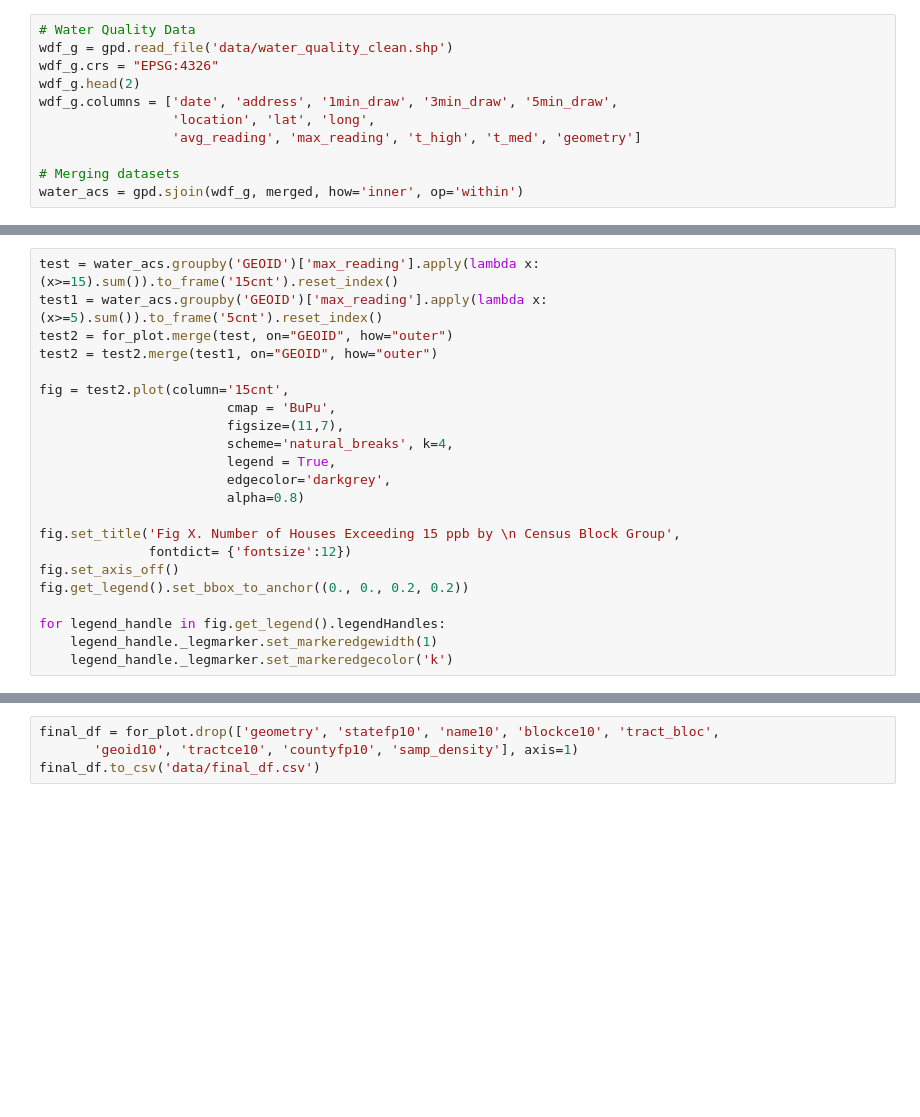
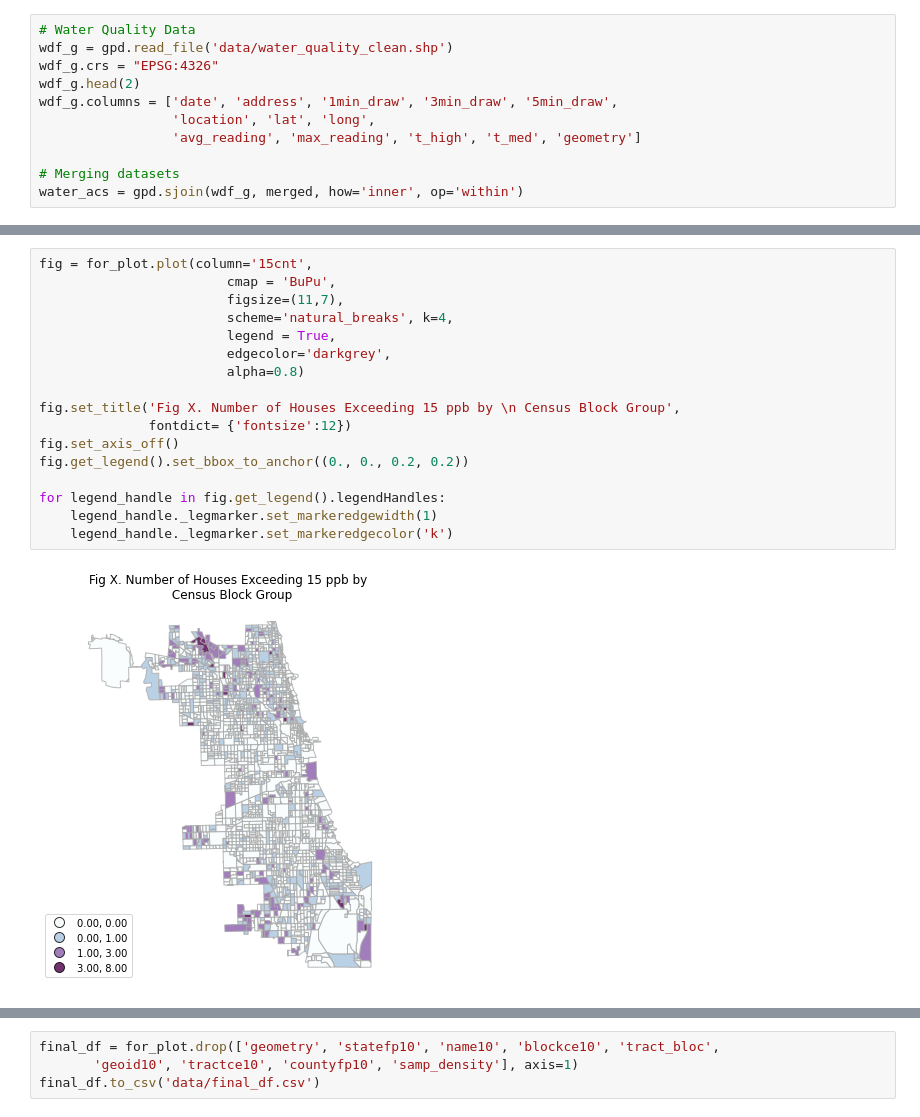
Before and after one commit to vbalza/chicago_water_lead, a Jupyter notebook: Preliminary Data Analysis.ipynb, the cells around one changed output, grey strips where cells are left out. Cells and saved outputs as stored; diff of their text form; blank space fills up the shorter version.

```diff
--- a/Preliminary Data Analysis.ipynb
+++ b/Preliminary Data Analysis.ipynb
@@ -98,23 +112,20 @@ for legend_handle in fig.get_legend().legendHandles:
 # %%
-test = water_acs.groupby('GEOID')['max_reading'].apply(lambda x: (x>=15).sum()).to_frame('15cnt').reset_index()
-test1 = water_acs.groupby('GEOID')['max_reading'].apply(lambda x: (x>=5).sum()).to_frame('5cnt').reset_index()
-test2 = for_plot.merge(test, on="GEOID", how="outer")
-test2 = test2.merge(test1, on="GEOID", how="outer")
-
-fig = test2.plot(column='15cnt',
+fig = for_plot.plot(column='15cnt',
                         cmap = 'BuPu',
                         figsize=(11,7),
                         scheme='natural_breaks', k=4,
                         legend = True,
                         edgecolor='darkgrey',
                         alpha=0.8)
 
 fig.set_title('Fig X. Number of Houses Exceeding 15 ppb by \n Census Block Group',
               fontdict= {'fontsize':12})
 fig.set_axis_off()
 fig.get_legend().set_bbox_to_anchor((0., 0., 0.2, 0.2))
 
 for legend_handle in fig.get_legend().legendHandles:
     legend_handle._legmarker.set_markeredgewidth(1)
     legend_handle._legmarker.set_markeredgecolor('k')
+# %% [output]
+[figure, added]
 # %%
```
Also changed, not shown: parts of 13 cells of this notebook, 4 other files.
